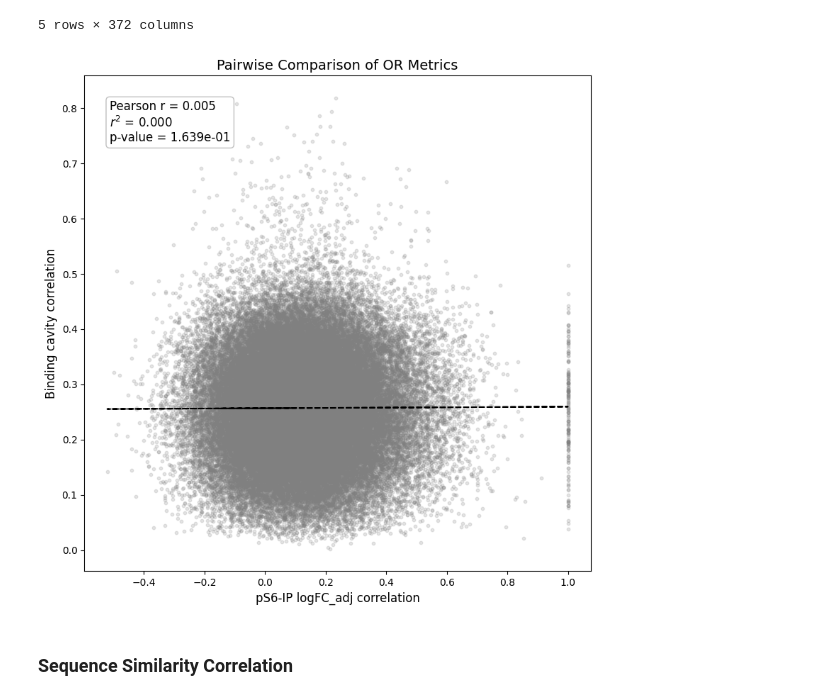
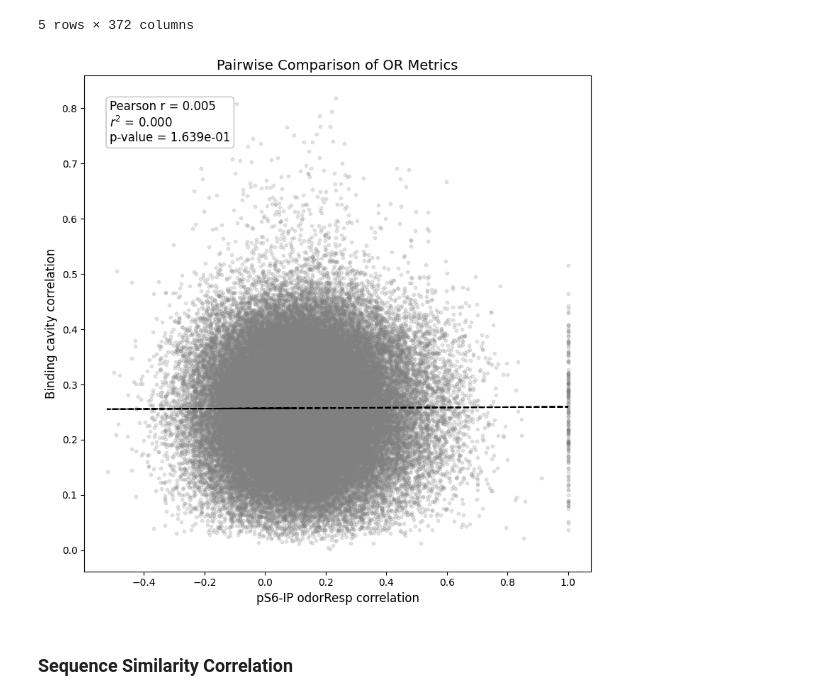
Before and after one commit to Justice-Lu/OR_learning, a Jupyter notebook: notebooks/binding_cavity/binding_cavity_notebook.ipynb, the cells around one changed output. Cells and saved outputs as stored; diff of their text form; code cells hidden in the pictures.

```diff
--- a/notebooks/binding_cavity/binding_cavity_notebook.ipynb
+++ b/notebooks/binding_cavity/binding_cavity_notebook.ipynb
@@ -414,45 +412,3 @@ fig.update_layout(xaxis_title = f'PC1 ({variance_ratio[0]*100:.2f}%)',
 )
 fig.show()
 # fig.write_html('../../output/binding_cavity/PCA/PCA_res1_ORfamily.html')
-# %%
-Or_name = ['Or1Ad1', 'Or4Q3', 'Or2W25']
-
-test = {key: value for key, value in bc_cav_coords.items() if key in Or_name}
-voxelized_cavities, voxel_shape = vf.voxelize_coordinates(list(test.values()), resolution=0.6)
-
-voxel_size = 1
-
-# Create a plotly scatter plot
-fig = go.Figure()
-
-color_map = cf.distinct_colors(list(range(3)))
-for i, voxel_grid in enumerate(voxelized_cavities):
-    # Get the coordinates of the occupied voxels (where voxel value is 1)
-    occupied_voxels = np.array(np.where(voxel_grid == 1)).T
-
-    # Convert the voxel indices back to 3D space coordinates
-    x = occupied_voxels[:, 0] * voxel_size
-    y = occupied_voxels[:, 1] * voxel_size
-    z = occupied_voxels[:, 2] * voxel_size
-
-    # Add the points to the plot
-    fig.add_trace(go.Scatter3d(
-        x=x, y=y, z=z,
-        mode='markers',
-        name=Or_name[i],
-        marker=dict(size=3,
-                    color=color_map[i],
-                    opacity=0.3)
-    ))
-
-# Update layout for 3D visualization
-fig.update_layout(
-    scene=dict(
-        xaxis_title='X',
-        yaxis_title='Y',
-        zaxis_title='Z'
-    ),
-    margin=dict(r=10, l=10, b=10, t=10),
-    title="Voxelized Binding Cavity in 3D"
-)
-fig.show()
@@ -690,34 +741,34 @@ values2 = np.array(corr_df)[triu_indices]
 
 # Calculate Pearson correlation and p-value
 r, p_value = pearsonr(values1, values2)
 # Calculate the line of best fit
 slope, intercept, _, _, _ = linregress(values1, values2)
 
 # Create the scatter plot
 plt.figure(figsize=(8, 8))
 plt.scatter(values1, values2, color='gray', alpha=0.2, s=10)
 plt.plot(values1, slope * values1 + intercept, color="black", linestyle="--", label="Pearson Line")
 
 # Add labels, title, and grid
-plt.xlabel("pS6-IP logFC_adj correlation", fontsize=12)
+plt.xlabel("pS6-IP odorResp correlation", fontsize=12)
 plt.ylabel("Binding cavity correlation", fontsize=12)
 plt.title("Pairwise Comparison of OR Metrics", fontsize=14)
 
 # Add text annotation for Pearson correlation, r^2, and p-value
 plt.text(
     0.05, 0.95,  # Adjust position as needed
     f"Pearson r = {r:.3f}\n$r^2$ = {r**2:.3f}\np-value = {p_value:.3e}",
     fontsize=12,
     ha="left",va="top",
     transform=plt.gca().transAxes,
     bbox=dict(boxstyle="round,pad=0.3", edgecolor="gray", facecolor="white", alpha=0.5),
 )
 
 # Show the plot
 plt.tight_layout()
 plt.savefig(f'../../output/binding_cavity/Correlation/corr_scatter_cav_odorResp.png')
 plt.show()
 # %% [output]
-[figure, old version]
+[figure, new version]
 # %% [markdown]
 ### Sequence Similarity Correlation
```
Also changed, not shown: parts of 13 cells of this notebook, 5 other files.
